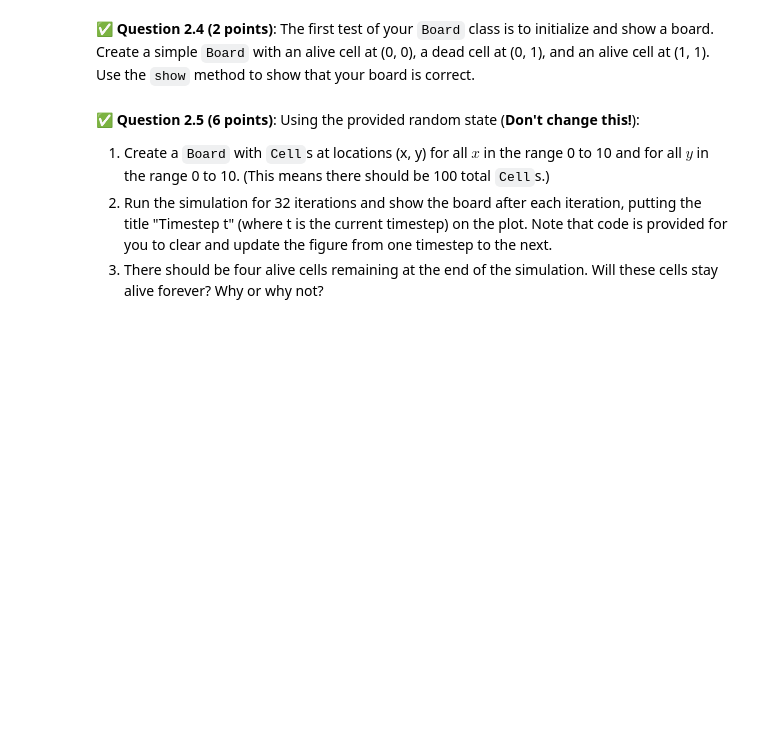
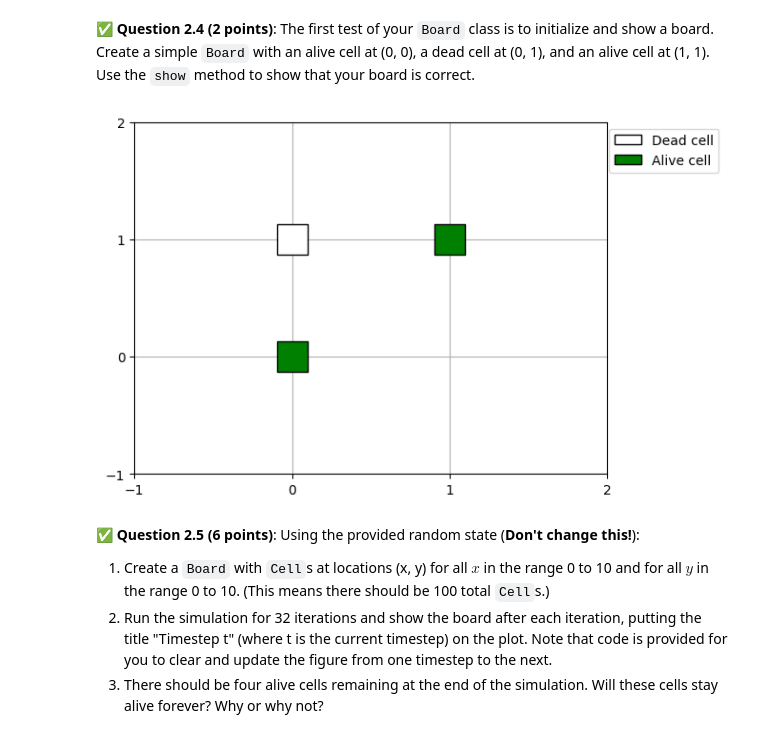
Before and after one commit to ryanc2525/CMSE202-f25-turnin, a Jupyter notebook: hw-02/HW-02_ABMandGraphTheory-RyanCampbell.ipynb, the cells around one changed output. Saved outputs shown, nothing was run; the diff lists cells and outputs as text; code cells hidden in the pictures; blank space fills up the shorter version.

````diff
--- a/hw-02/HW-02_ABMandGraphTheory-RyanCampbell.ipynb
+++ b/hw-02/HW-02_ABMandGraphTheory-RyanCampbell.ipynb
@@ -192,19 +195,20 @@ class Board:
             x (int): The x-coordinate of the Cell to get.
             y (int): The y-coordinate of the Cell to get.
         """
-        pass  # Your code here.
+        return self.cells.get((x, y), None)
 
     def get_cells(self):
         """Returns a list of all Cell's on the Board."""
-        pass  # Your code here.
+        return list(self.cells.values())
 
     def get_alive_cells(self):
         """Returns a list of Cell's on the Board which are alive."""
-        pass  # Your code here.
+        return [cell for cell in self.cells.values() if cell.is_alive()]
 
     def copy(self):
         """Returns a copy of the Board - that is, a new Board with a copy of all Cell's in the current board."""
-        pass  # Your code here.
+        new_cells = [cell.copy() for cell in self.cells.values()]
+        return Board(new_cells)
 
     def get_neighbors(self, x: int, y: int):
         """Returns the neighboring Cell's at the provided (x, y) location on the Board.
@@ -237,7 +241,15 @@ class Board:
             board.get_neighbors(10, 10)  # []
             ```
         """
-        pass  # Your code here.
+        neighbors = []
+        for dx in [-1, 0, 1]:
+            for dy in [-1, 0, 1]:
+                if dx == 0 and dy == 0:
+                    continue
+                neighbor = self.get_cell_at(x + dx, y + dy)
+                if neighbor is not None:
+                    neighbors.append(neighbor)
+        return neighbors
 
     def get_alive_neighbors(self, x, y):
         """Returns the alive neighboring cells at the (x, y) location on the Board.
@@ -251,7 +263,7 @@ class Board:
 
         Note: See Board.get_neighbors for an explanation of neighbors.
         """
-        pass  # Your code here.
+        return [n for n in self.get_neighbors(x, y) if n.is_alive()]
 
     def run(self):
         """Advances the simulation by one time step, modifying the cells of the board.
@@ -263,7 +275,18 @@ class Board:
             3. Any live cell with more than three live neighbors dies, as if by overpopulation.
             4. Any dead cell with exactly three live neighbors becomes a live cell, as if by reproduction.
         """
-        pass  # Your code here.
+        new_board = self.copy()  # work from a copy so all updates happen simultaneously
+        for (x, y), cell in self.cells.items():
+            alive_neighbors = len(self.get_alive_neighbors(x, y))
+            if cell.is_alive():
+                if alive_neighbors < 2 or alive_neighbors > 3:
+                    new_board.get_cell_at(x, y).kill()
+                else:
+                    new_board.get_cell_at(x, y).live()
+            else:
+                if alive_neighbors == 3:
+                    new_board.get_cell_at(x, y).live()
+        self.cells = new_board.cells
 
     def show(self, alive_color="green", dead_color="white", markersize=500, xlim=None, ylim=None):
         """Plots the state of the board.
@@ -307,3 +328,13 @@ class Board:
+# %%
+# Your code here.
+cell1 = Cell(0, 0, alive=True)
+cell2 = Cell(0, 1, alive=False)
+cell3 = Cell(1, 1, alive=True)
+
+board = Board([cell1, cell2, cell3])
+board.show(xlim=(-1, 2), ylim=(-1, 2))
+# %% [output]
+[figure, added]
 # %% [markdown]
 &#9989; **Question 2.5 (6 points)**: Using the provided random state (**Don't change this!**):
 
````
Also changed, not shown: parts of 14 cells of this notebook.
